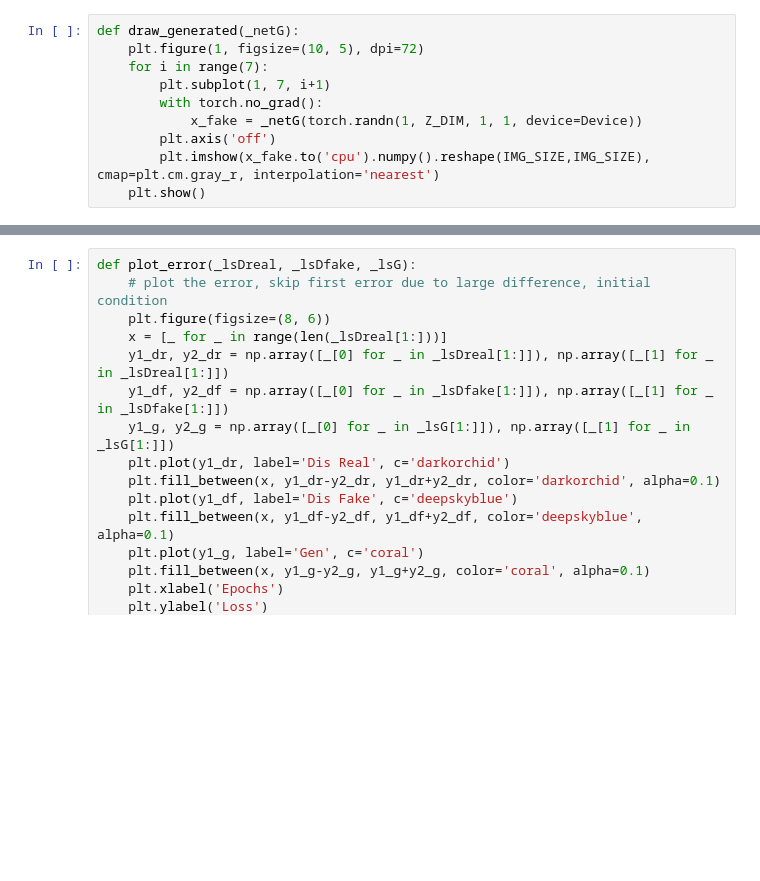
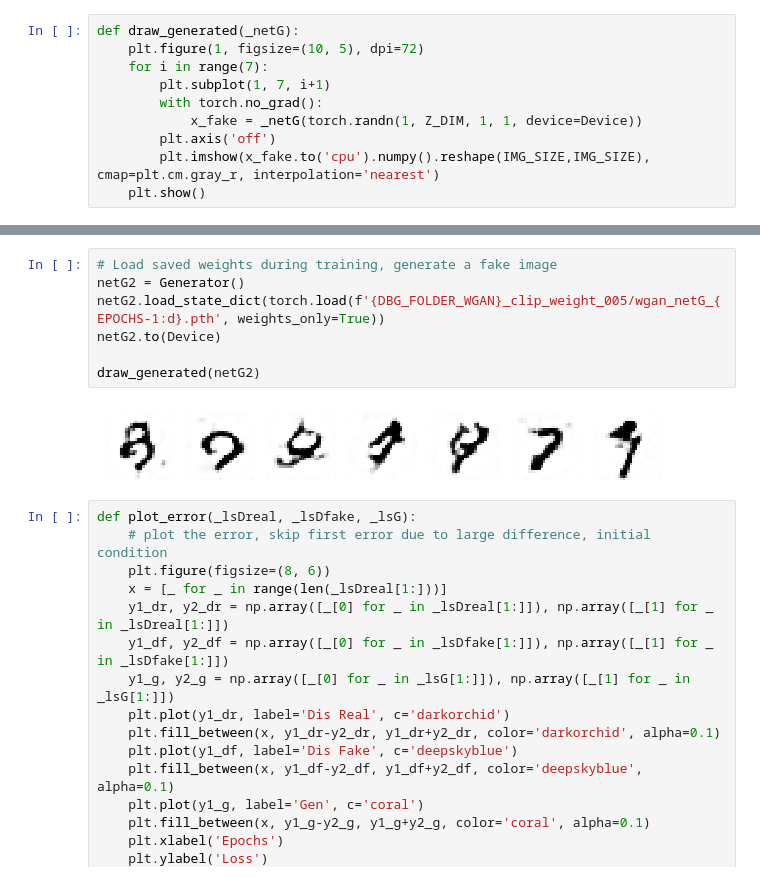
Before and after one commit to InfestedCoder/JHU_705_606_Intro_to_Gen_AI, a Jupyter notebook: modules/module 4/Ginn-Assign4.ipynb, the cells around one changed output, grey strips where cells are left out. Saved outputs shown, nothing was run; the diff lists cells and outputs as text; blank space fills up the shorter version.

```diff
--- a/modules/module 4/Ginn-Assign4.ipynb
+++ b/modules/module 4/Ginn-Assign4.ipynb
@@ -577,3 +579,12 @@ draw_generated(netG2)
+# %%
+# Load saved weights during training, generate a fake image
+netG2 = Generator()
+netG2.load_state_dict(torch.load(f'{DBG_FOLDER_WGAN}_clip_weight_005/wgan_netG_{EPOCHS-1:d}.pth', weights_only=True))
+netG2.to(Device)
+
+draw_generated(netG2)
+# %% [output]
+[figure, added]
 # %%
 def plot_error(_lsDreal, _lsDfake, _lsG):
     # plot the error, skip first error due to large difference, initial condition
```
Also changed, not shown: parts of 11 cells of this notebook.
